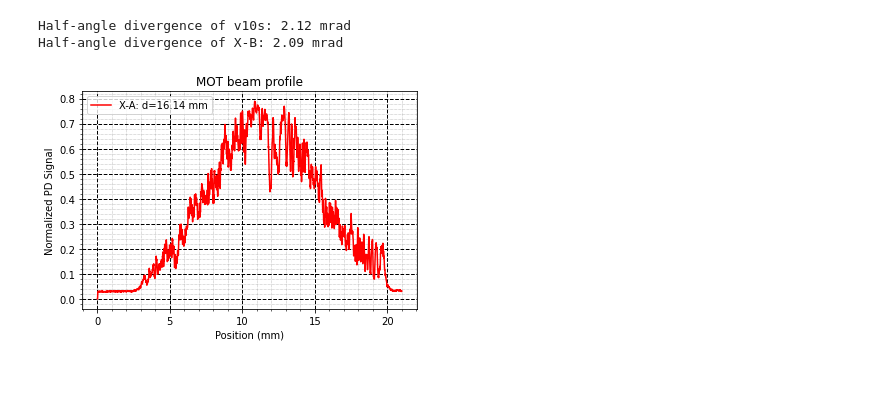
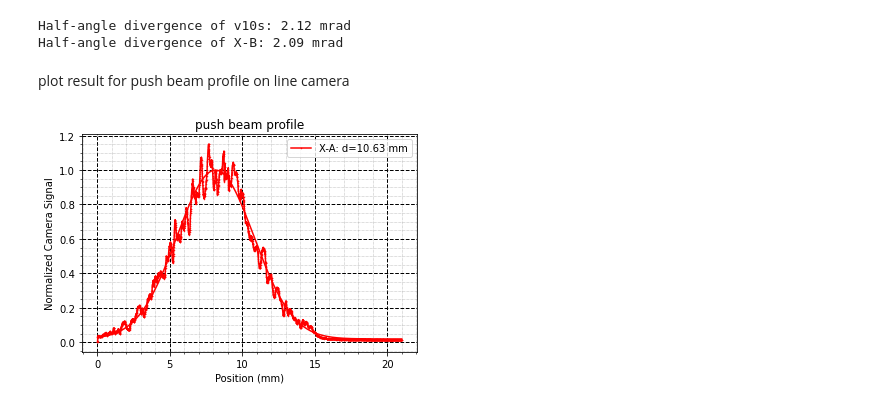
Before and after one commit to geoffrey-zheng/SrF-Calcs, a Jupyter notebook: Push-Beam/SlowerBeamProfiles.ipynb, the cells around one changed output. Drawn from its saved outputs; the diff is of its cells as text; code cells hidden in the pictures; blank space fills up the shorter version.

Commit message:
added some push beam profile

```diff
--- a/Push-Beam/SlowerBeamProfiles.ipynb
+++ b/Push-Beam/SlowerBeamProfiles.ipynb
@@ -322,31 +322,45 @@ Half-angle divergence of X-B: 2.4 mrad
 [figure]
 Half-angle divergence of v10s: 2.12 mrad
 Half-angle divergence of X-B: 2.09 mrad
+# %% [markdown]
+plot result for push beam profile on line camera
 # %%
-file_name = 'v10s_MOT_new.csv'
+file_name = 'push_MOT.csv'
 
 # Load data from CSV file into a DataFrame
 df = pd.read_csv(file_name, header=None)
 
 # Convert the DataFrame to a numpy array
 numpy_array = df.values
 
 # Split the numpy array into two arrays, one for each column
 first_column = numpy_array[:, 0]*7e-3 # Convert pixel numbers to mm
 second_column = numpy_array[:, 1]
 
 # Perform the curve fit
 params, params_covariance = curve_fit(gaussian, first_column, second_column, p0=[np.mean(first_column), np.max(second_column), np.std(first_column), 0])
 
+# Generate a range of x values for the fitted function
+x_fit = np.linspace(min(first_column), max(first_column), 1000)
+
+# Compute the fitted y values
+y_fit = gaussian(x_fit, *params)
+
+#calculate new y-values based on normalized PD signal (to peak value)
+second_column = second_column / np.max(y_fit)
+y_fit = y_fit / np.max(y_fit)
+
+
 #plot the data and the fit
-plt.plot(first_column, second_column, label='X-A'+f': d={round(2 * np.sqrt(2) * np.abs(params[2]), 2)} mm', color='red')
+plt.plot(first_column, second_column, label='X-A'+f': d={round(2 * np.sqrt(2) * np.abs(params[2]), 2)} mm', color='red', marker='o', ms=0.5)
+plt.plot(x_fit, y_fit, color='red')
 plt.legend()
-plt.title('MOT beam profile')
+plt.title('push beam profile')
 plt.xlabel('Position (mm)')
-plt.ylabel('Normalized PD Signal')
+plt.ylabel('Normalized Camera Signal')
 plt.grid(linestyle = '--', which = 'major', linewidth = 1, color='black')
 plt.grid(linestyle = ':', which = 'minor', linewidth = 0.5, color = 'gray')
 plt.minorticks_on()
 plt.show()
 # %% [output]
-[figure, old version]
+[figure, new version]
```
Also changed, not shown: 3 other files.
